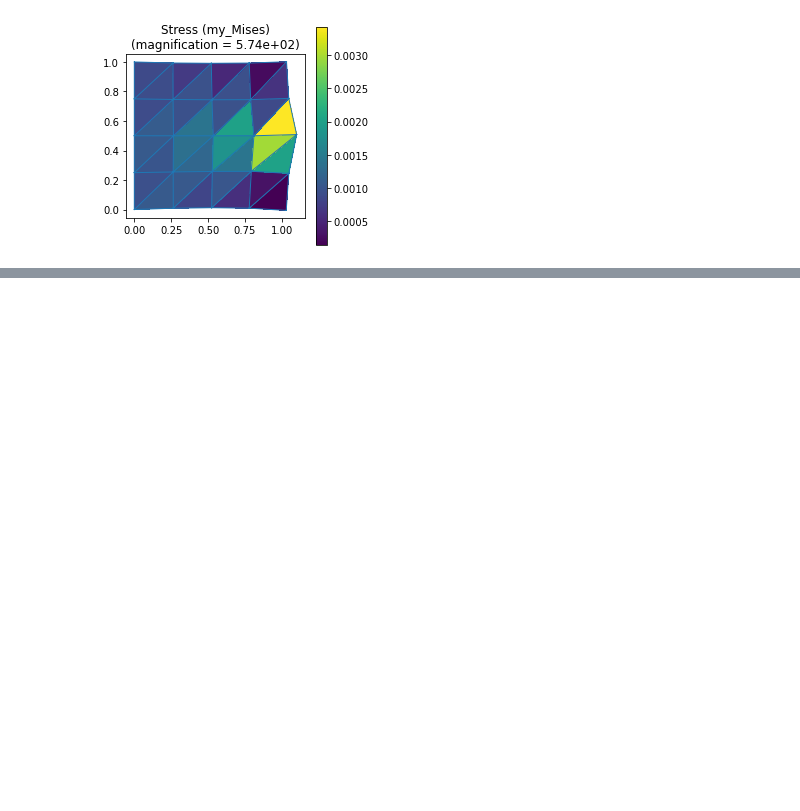
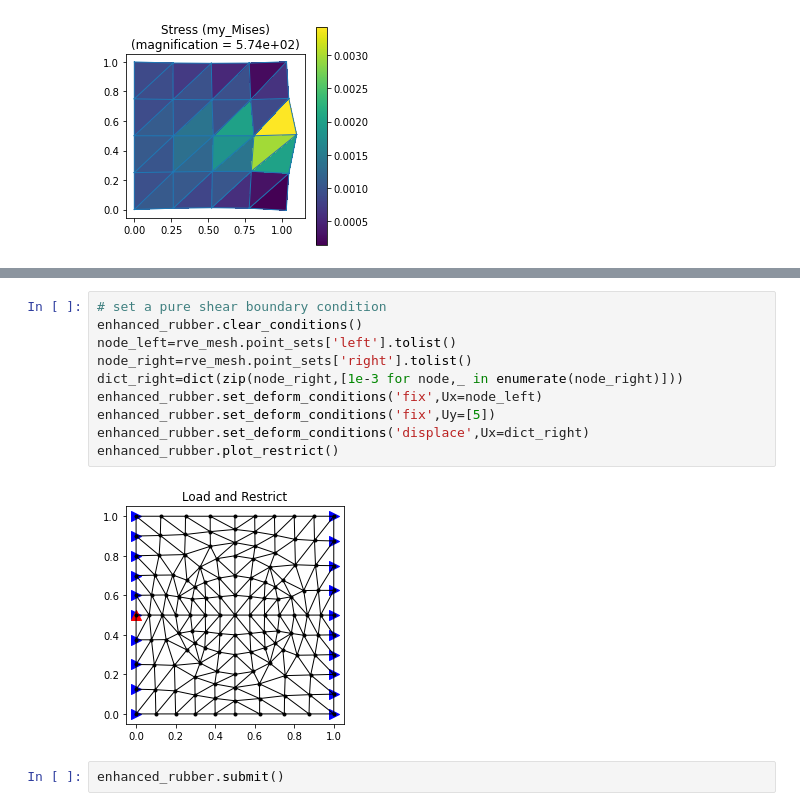
Before and after one commit to MuTong320/NaiveFea, a Jupyter notebook: example.ipynb, the cells around one changed output, grey strips where cells are left out. Saved outputs shown, nothing was run; the diff lists cells and outputs as text; blank space fills up the shorter version.

```diff
--- a/example.ipynb
+++ b/example.ipynb
@@ -157,0 +185,14 @@ fea.plot('stress','my_Mises')
+# %%
+# set a pure shear boundary condition
+enhanced_rubber.clear_conditions()
+node_left=rve_mesh.point_sets['left'].tolist()
+node_right=rve_mesh.point_sets['right'].tolist()
+dict_right=dict(zip(node_right,[1e-3 for node,_ in enumerate(node_right)]))
+enhanced_rubber.set_deform_conditions('fix',Ux=node_left)
+enhanced_rubber.set_deform_conditions('fix',Uy=[5])
+enhanced_rubber.set_deform_conditions('displace',Ux=dict_right)
+enhanced_rubber.plot_restrict()
+# %% [output]
+[figure, added]
+# %%
+enhanced_rubber.submit()
```
Also changed, not shown: parts of 8 cells of this notebook, 4 other files.
